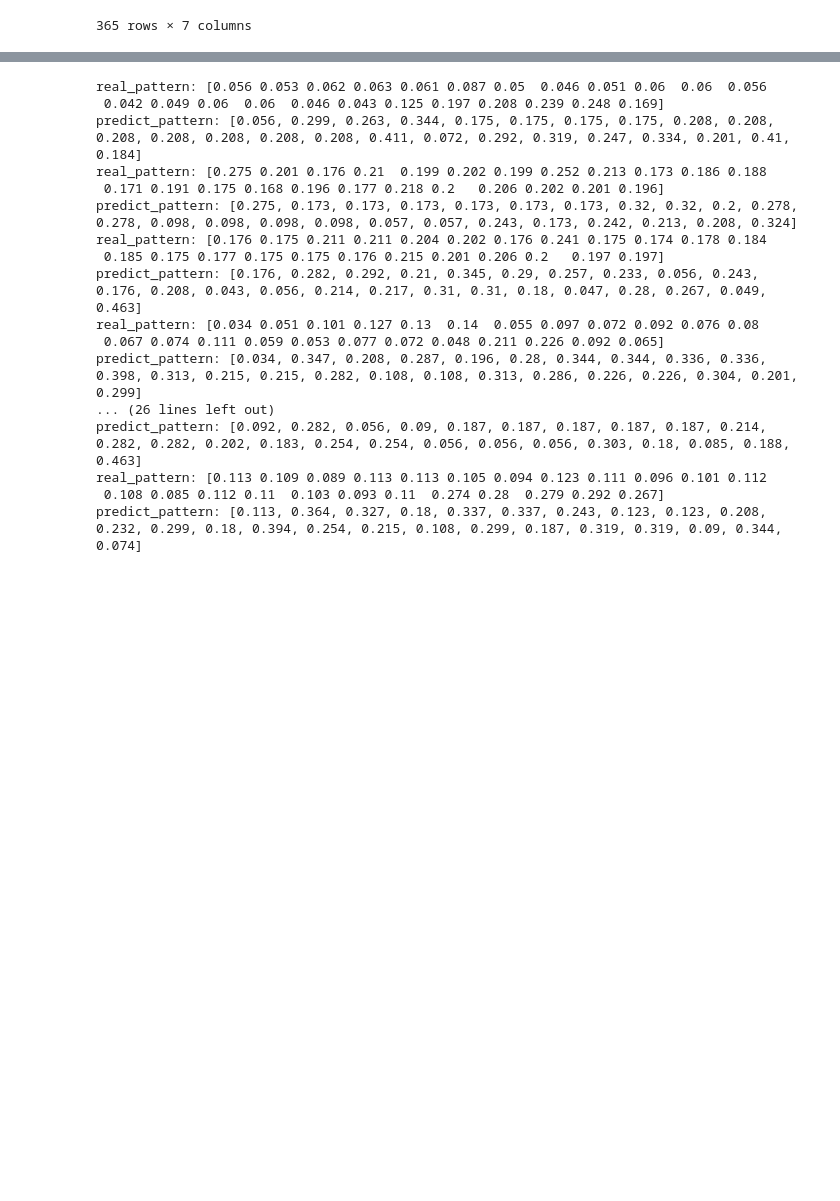
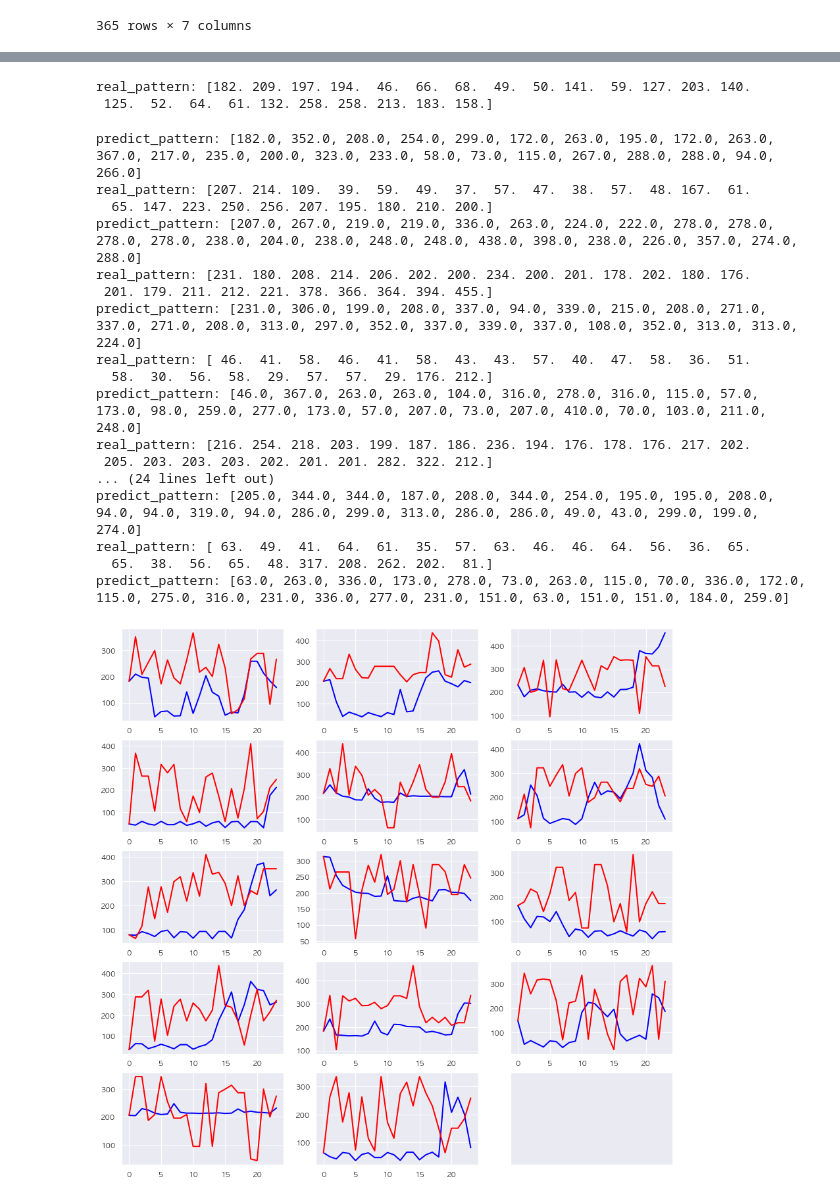
Before and after one commit to formegusto/houself-rnn, a Jupyter notebook: RNN Modeling.ipynb, the cells around one changed output, grey strips where cells are left out. Saved outputs shown, nothing was run; the diff lists cells and outputs as text; code cells hidden in the pictures; blank space fills up the shorter version.

```diff
--- a/RNN Modeling.ipynb
+++ b/RNN Modeling.ipynb
@@ -10,6 +10,14 @@ import pprint as pp
 import random as ran
 from tensorflow.keras.models import Sequential
 from tensorflow.keras.layers import Embedding, Dense, SimpleRNN, LSTM
+from tensorflow.keras.utils import to_categorical
+from functools import reduce
+import matplotlib.pyplot as plt
+import seaborn as sns
+
+sns.set(rc={'figure.figsize': (15.7, 13.27)})
+plt.rcParams['figure.figsize'] = 15.7,13.27
+plt.rcParams['font.family'] = 'AppleGothic'
 
 mongo_uri = "mongodb://localhost:27017"
 client = mc(mongo_uri)
@@ -326,5 +324,0 @@ model.compile(loss='mse', optimizer='adam', metrics=['accuracy'])
-# %%
-print(len(train_X), train_X.shape, train_X)
-train_X = train_X.reshape(train_X.shape[0], train_X.shape[1], 1)
-print(len(train_X), train_X.shape, train_X)
-print(len(train_y), train_y.shape, train_y)
@@ -349,2 +324,0 @@ print(len(train_y), train_y.shape, train_y)
-# %%
-model.fit(train_X, train_y, epochs=200, batch_size=1 ,verbose=2)
@@ -460,34 +388,55 @@ real value 0.06
 # %%
 # visual
+fig, axes = plt.subplots(5,3, figsize=(15,15))
+ax = plt.gca()
+ax.axes.xaxis.set_visible(False)
+ax.axes.yaxis.set_visible(False)
+
+test_real = list()
+test_predict = list()
+
+power_info = 1
+
 for i in range(0, round(len(test_X) / 24)):
     start_idx = 24 * i
     end_idx = (24 * (i + 1))
 
     real_pattern = test_X[end_idx-1][-23:]
     real_pattern = np.append(real_pattern, [test_y[end_idx-1]])
 
+    test_real.append(real_pattern)
     print("real_pattern:",real_pattern)
 
-    predict_pattern = [test_X[start_idx+1][-1].tolist()]
-    for p in range(start_idx + 1, end_idx):
+    predict_pattern = test_X[start_idx+power_info][-power_info:].tolist()
+
+    for p in range(start_idx + power_info, end_idx):
         result = model_2.predict_classes([test_X[p].tolist()])
         predict_pattern.append(y[result[0]])
+    test_predict.append(predict_pattern)
+
     print("predict_pattern:", predict_pattern)
+
+for pi in range(0, len(test_real)):
+    sns.lineplot(data=test_real[pi], label="real", lw=2, color="blue", ax=axes[int(pi / 3)][pi % 3], legend=False)
+    sns.lineplot(data=test_predict[pi], label="predict", lw=2, color="red", ax=axes[int(pi / 3)][pi % 3], legend=False)
 # %% [output]
-real_pattern: [0.056 0.053 0.062 0.063 0.061 0.087 0.05  0.046 0.051 0.06  0.06  0.056
- 0.042 0.049 0.06  0.06  0.046 0.043 0.125 0.197 0.208 0.239 0.248 0.169]
-predict_pattern: [0.056, 0.299, 0.263, 0.344, 0.175, 0.175, 0.175, 0.175, 0.208, 0.208, 0.208, 0.208, 0.208, 0.208, 0.208, 0.411, 0.072, 0.292, 0.319, 0.247, 0.334, 0.201, 0.41, 0.184]
-real_pattern: [0.275 0.201 0.176 0.21  0.199 0.202 0.199 0.252 0.213 0.173 0.186 0.188
- 0.171 0.191 0.175 0.168 0.196 0.177 0.218 0.2   0.206 0.202 0.201 0.196]
-predict_pattern: [0.275, 0.173, 0.173, 0.173, 0.173, 0.173, 0.173, 0.32, 0.32, 0.2, 0.278, 0.278, 0.098, 0.098, 0.098, 0.098, 0.057, 0.057, 0.243, 0.173, 0.242, 0.213, 0.208, 0.324]
-real_pattern: [0.176 0.175 0.211 0.211 0.204 0.202 0.176 0.241 0.175 0.174 0.178 0.184
- 0.185 0.175 0.177 0.175 0.175 0.176 0.215 0.201 0.206 0.2   0.197 0.197]
-predict_pattern: [0.176, 0.282, 0.292, 0.21, 0.345, 0.29, 0.257, 0.233, 0.056, 0.243, 0.176, 0.208, 0.043, 0.056, 0.214, 0.217, 0.31, 0.31, 0.18, 0.047, 0.28, 0.267, 0.049, 0.463]
-real_pattern: [0.034 0.051 0.101 0.127 0.13  0.14  0.055 0.097 0.072 0.092 0.076 0.08
- 0.067 0.074 0.111 0.059 0.053 0.077 0.072 0.048 0.211 0.226 0.092 0.065]
-predict_pattern: [0.034, 0.347, 0.208, 0.287, 0.196, 0.28, 0.344, 0.344, 0.336, 0.336, 0.398, 0.313, 0.215, 0.215, 0.282, 0.108, 0.108, 0.313, 0.286, 0.226, 0.226, 0.304, 0.201, 0.299]
-... (26 lines left out)
-predict_pattern: [0.092, 0.282, 0.056, 0.09, 0.187, 0.187, 0.187, 0.187, 0.187, 0.214, 0.282, 0.282, 0.202, 0.183, 0.254, 0.254, 0.056, 0.056, 0.056, 0.303, 0.18, 0.085, 0.188, 0.463]
-real_pattern: [0.113 0.109 0.089 0.113 0.113 0.105 0.094 0.123 0.111 0.096 0.101 0.112
- 0.108 0.085 0.112 0.11  0.103 0.093 0.11  0.274 0.28  0.279 0.292 0.267]
-predict_pattern: [0.113, 0.364, 0.327, 0.18, 0.337, 0.337, 0.243, 0.123, 0.123, 0.208, 0.232, 0.299, 0.18, 0.394, 0.254, 0.215, 0.108, 0.299, 0.187, 0.319, 0.319, 0.09, 0.344, 0.074]
+real_pattern: [182. 209. 197. 194.  46.  66.  68.  49.  50. 141.  59. 127. 203. 140.
+ 125.  52.  64.  61. 132. 258. 258. 213. 183. 158.]
+predict_pattern: [182.0, 352.0, 208.0, 254.0, 299.0, 172.0, 263.0, 195.0, 172.0, 263.0, 367.0, 217.0, 235.0, 200.0, 323.0, 233.0, 58.0, 73.0, 115.0, 267.0, 288.0, 288.0, 94.0, 266.0]
+real_pattern: [207. 214. 109.  39.  59.  49.  37.  57.  47.  38.  57.  48. 167.  61.
+  65. 147. 223. 250. 256. 207. 195. 180. 210. 200.]
+predict_pattern: [207.0, 267.0, 219.0, 219.0, 336.0, 263.0, 224.0, 222.0, 278.0, 278.0, 278.0, 278.0, 238.0, 204.0, 238.0, 248.0, 248.0, 438.0, 398.0, 238.0, 226.0, 357.0, 274.0, 288.0]
+real_pattern: [231. 180. 208. 214. 206. 202. 200. 234. 200. 201. 178. 202. 180. 176.
+ 201. 179. 211. 212. 221. 378. 366. 364. 394. 455.]
+predict_pattern: [231.0, 306.0, 199.0, 208.0, 337.0, 94.0, 339.0, 215.0, 208.0, 271.0, 337.0, 271.0, 208.0, 313.0, 297.0, 352.0, 337.0, 339.0, 337.0, 108.0, 352.0, 313.0, 313.0, 224.0]
+real_pattern: [ 46.  41.  58.  46.  41.  58.  43.  43.  57.  40.  47.  58.  36.  51.
+  58.  30.  56.  58.  29.  57.  57.  29. 176. 212.]
+predict_pattern: [46.0, 367.0, 263.0, 263.0, 104.0, 316.0, 278.0, 316.0, 115.0, 57.0, 173.0, 98.0, 259.0, 277.0, 173.0, 57.0, 207.0, 73.0, 207.0, 410.0, 70.0, 103.0, 211.0, 248.0]
+real_pattern: [216. 254. 218. 203. 199. 187. 186. 236. 194. 176. 178. 176. 217. 202.
+ 205. 203. 203. 203. 202. 201. 201. 282. 322. 212.]
+... (24 lines left out)
+predict_pattern: [205.0, 344.0, 344.0, 187.0, 208.0, 344.0, 254.0, 195.0, 195.0, 208.0, 94.0, 94.0, 319.0, 94.0, 286.0, 299.0, 313.0, 286.0, 286.0, 49.0, 43.0, 299.0, 199.0, 274.0]
+real_pattern: [ 63.  49.  41.  64.  61.  35.  57.  63.  46.  46.  64.  56.  36.  65.
+  65.  38.  56.  65.  48. 317. 208. 262. 202.  81.]
+predict_pattern: [63.0, 263.0, 336.0, 173.0, 278.0, 73.0, 263.0, 115.0, 70.0, 336.0, 172.0, 115.0, 275.0, 316.0, 231.0, 336.0, 277.0, 231.0, 151.0, 63.0, 151.0, 151.0, 184.0, 259.0]
+[figure, added]
```
Also changed, not shown: parts of 17 cells of this notebook.
